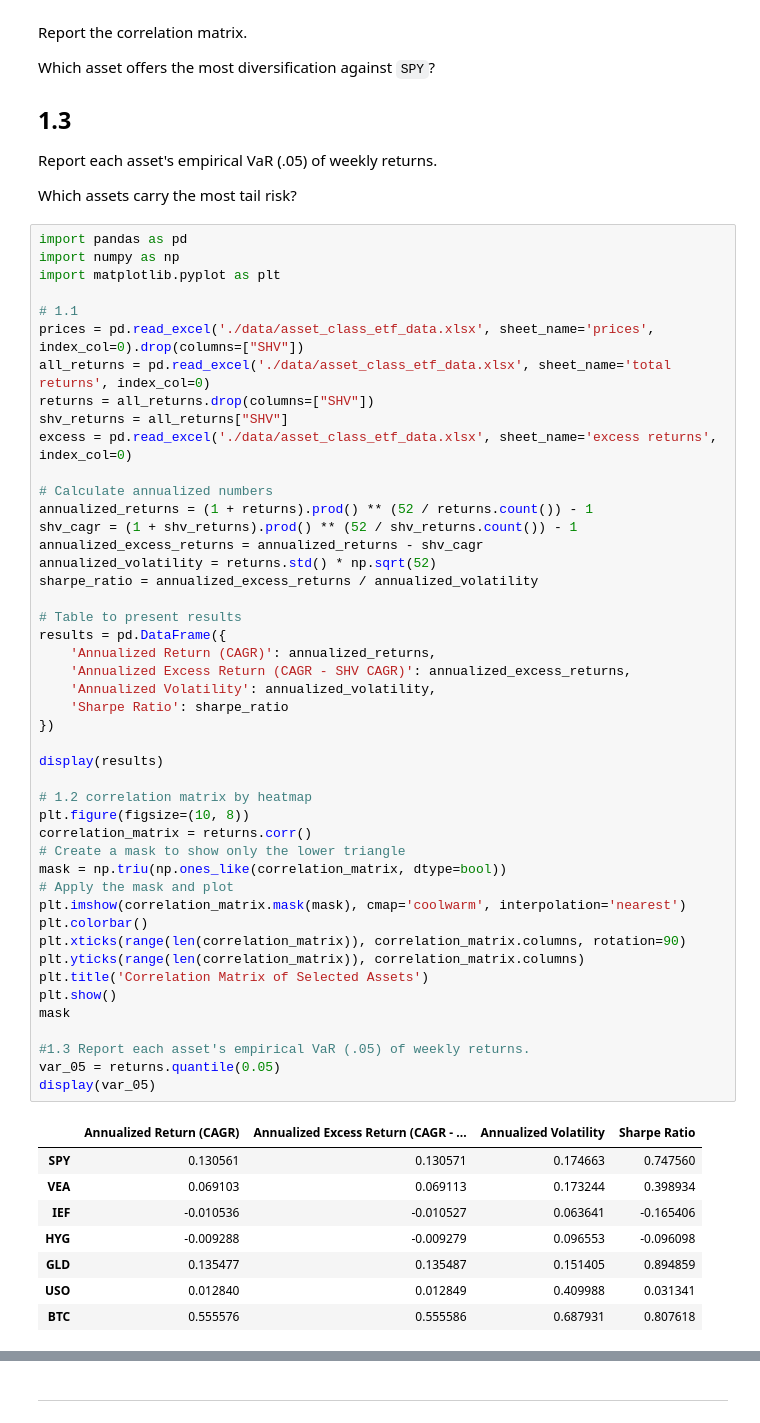
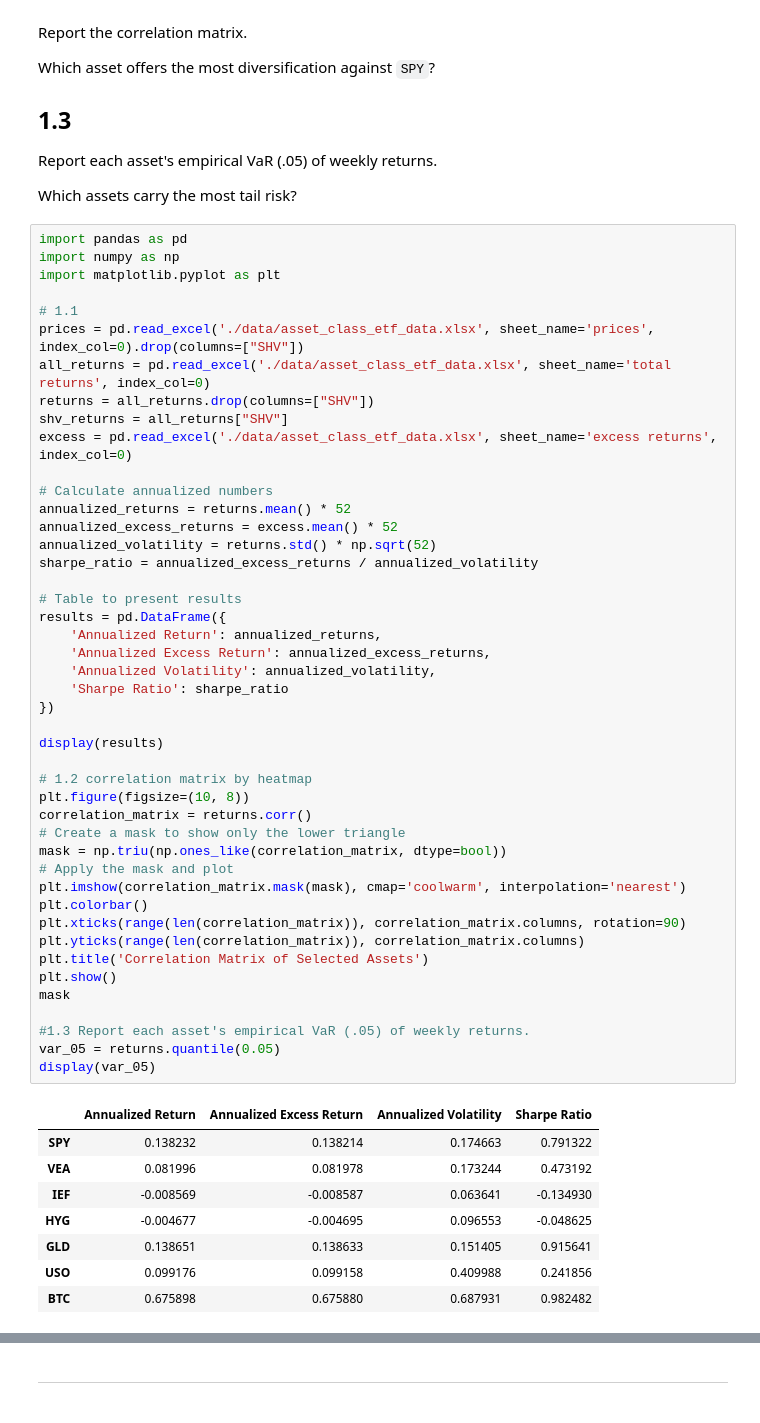
Before and after one commit to samLeung24/Quant-Part-II, a Jupyter notebook: Multi-Asset_Allocation.ipynb, the cells around one changed output, grey strips where cells are left out. Drawn from its saved outputs; the diff is of its cells as text.

Commit message:
Changed CAGR to arithmetic mean for mean return calculation

```diff
--- a/Multi-Asset_Allocation.ipynb
+++ b/Multi-Asset_Allocation.ipynb
@@ -50,48 +50,47 @@ shv_returns = all_returns["SHV"]
 excess = pd.read_excel('./data/asset_class_etf_data.xlsx', sheet_name='excess returns', index_col=0)
 
 # Calculate annualized numbers
-annualized_returns = (1 + returns).prod() ** (52 / returns.count()) - 1
-shv_cagr = (1 + shv_returns).prod() ** (52 / shv_returns.count()) - 1
-annualized_excess_returns = annualized_returns - shv_cagr
+annualized_returns = returns.mean() * 52
+annualized_excess_returns = excess.mean() * 52
 annualized_volatility = returns.std() * np.sqrt(52)
 sharpe_ratio = annualized_excess_returns / annualized_volatility
 
 # Table to present results
 results = pd.DataFrame({
-    'Annualized Return (CAGR)': annualized_returns,
-    'Annualized Excess Return (CAGR - SHV CAGR)': annualized_excess_returns,
+    'Annualized Return': annualized_returns,
+    'Annualized Excess Return': annualized_excess_returns,
     'Annualized Volatility': annualized_volatility,
     'Sharpe Ratio': sharpe_ratio
 })
 
 display(results)
 
 # 1.2 correlation matrix by heatmap
 plt.figure(figsize=(10, 8))
 correlation_matrix = returns.corr()
 # Create a mask to show only the lower triangle
 mask = np.triu(np.ones_like(correlation_matrix, dtype=bool))
 # Apply the mask and plot
 plt.imshow(correlation_matrix.mask(mask), cmap='coolwarm', interpolation='nearest')
 plt.colorbar()
 plt.xticks(range(len(correlation_matrix)), correlation_matrix.columns, rotation=90)
 plt.yticks(range(len(correlation_matrix)), correlation_matrix.columns)
 plt.title('Correlation Matrix of Selected Assets')
 plt.show()
 mask
 
 #1.3 Report each asset's empirical VaR (.05) of weekly returns.
 var_05 = returns.quantile(0.05)
 display(var_05)
 # %% [output]
-|  | Annualized Return (CAGR) | Annualized Excess Return (CAGR - ... | Annualized Volatility | Sharpe Ratio |
-| SPY | 0.130561 | 0.130571 | 0.174663 | 0.747560 |
-| VEA | 0.069103 | 0.069113 | 0.173244 | 0.398934 |
-| IEF | -0.010536 | -0.010527 | 0.063641 | -0.165406 |
-| HYG | -0.009288 | -0.009279 | 0.096553 | -0.096098 |
-| GLD | 0.135477 | 0.135487 | 0.151405 | 0.894859 |
-| USO | 0.012840 | 0.012849 | 0.409988 | 0.031341 |
-| BTC | 0.555576 | 0.555586 | 0.687931 | 0.807618 |
+|  | Annualized Return | Annualized Excess Return | Annualized Volatility | Sharpe Ratio |
+| SPY | 0.138232 | 0.138214 | 0.174663 | 0.791322 |
+| VEA | 0.081996 | 0.081978 | 0.173244 | 0.473192 |
+| IEF | -0.008569 | -0.008587 | 0.063641 | -0.134930 |
+| HYG | -0.004677 | -0.004695 | 0.096553 | -0.048625 |
+| GLD | 0.138651 | 0.138633 | 0.151405 | 0.915641 |
+| USO | 0.099176 | 0.099158 | 0.409988 | 0.241856 |
+| BTC | 0.675898 | 0.675880 | 0.687931 | 0.982482 |
 [figure]
 SPY   -0.032704
 VEA   -0.034911
```
Also changed, not shown: parts of 3 cells of this notebook.
